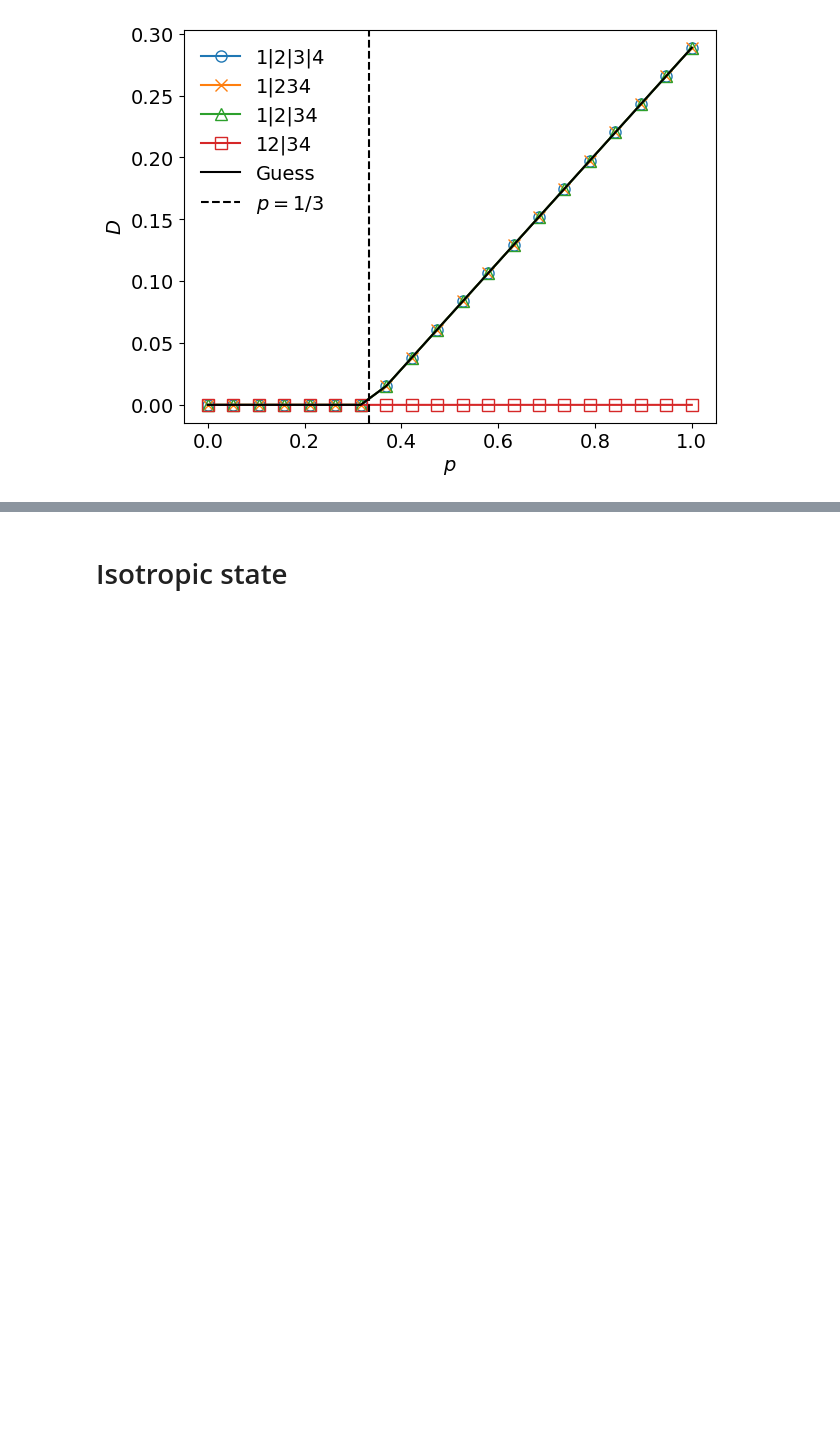
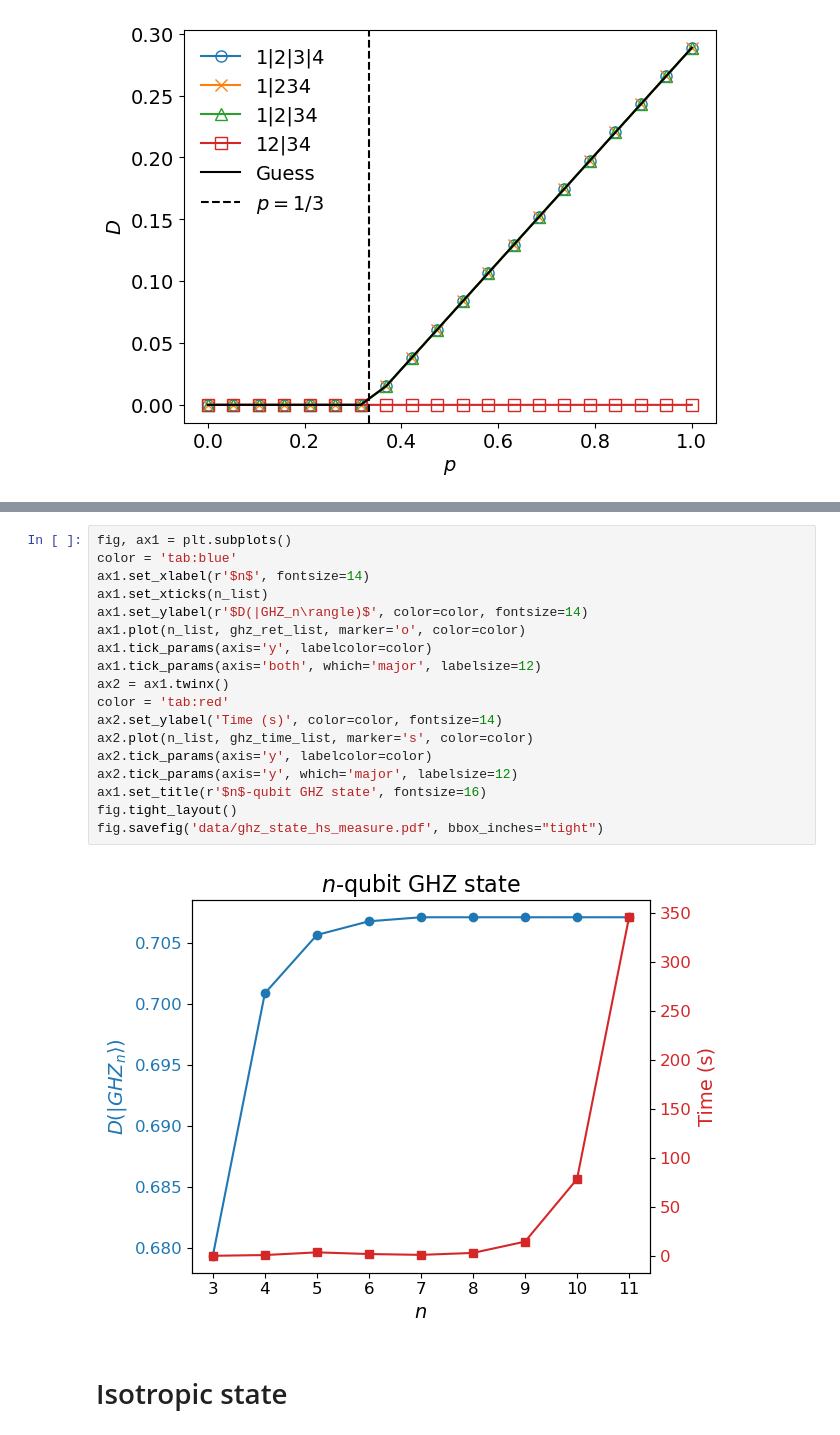
Before and after one commit to numqi/geometric-witness, a Jupyter notebook: demo.ipynb, the cells around one changed output, grey strips where cells are left out. Drawn from its saved outputs; the diff is of its cells as text; blank space fills up the shorter version.

```diff
--- a/demo.ipynb
+++ b/demo.ipynb
@@ -358,3 +433,23 @@ fig.tight_layout()
+# %%
+fig, ax1 = plt.subplots()
+color = 'tab:blue'
+ax1.set_xlabel(r'$n$', fontsize=14)
+ax1.set_xticks(n_list)
+ax1.set_ylabel(r'$D(|GHZ_n\rangle)$', color=color, fontsize=14)
+ax1.plot(n_list, ghz_ret_list, marker='o', color=color)
+ax1.tick_params(axis='y', labelcolor=color)
+ax1.tick_params(axis='both', which='major', labelsize=12)
+ax2 = ax1.twinx()
+color = 'tab:red'
+ax2.set_ylabel('Time (s)', color=color, fontsize=14)
+ax2.plot(n_list, ghz_time_list, marker='s', color=color)
+ax2.tick_params(axis='y', labelcolor=color)
+ax2.tick_params(axis='y', which='major', labelsize=12)
+ax1.set_title(r'$n$-qubit GHZ state', fontsize=16)
+fig.tight_layout()
+fig.savefig('data/ghz_state_hs_measure.pdf', bbox_inches="tight")
+# %% [output]
+[figure, added]
 # %% [markdown]
 # Isotropic state
 # %%
```
Also changed, not shown: parts of 11 cells of this notebook, 2 other files.
